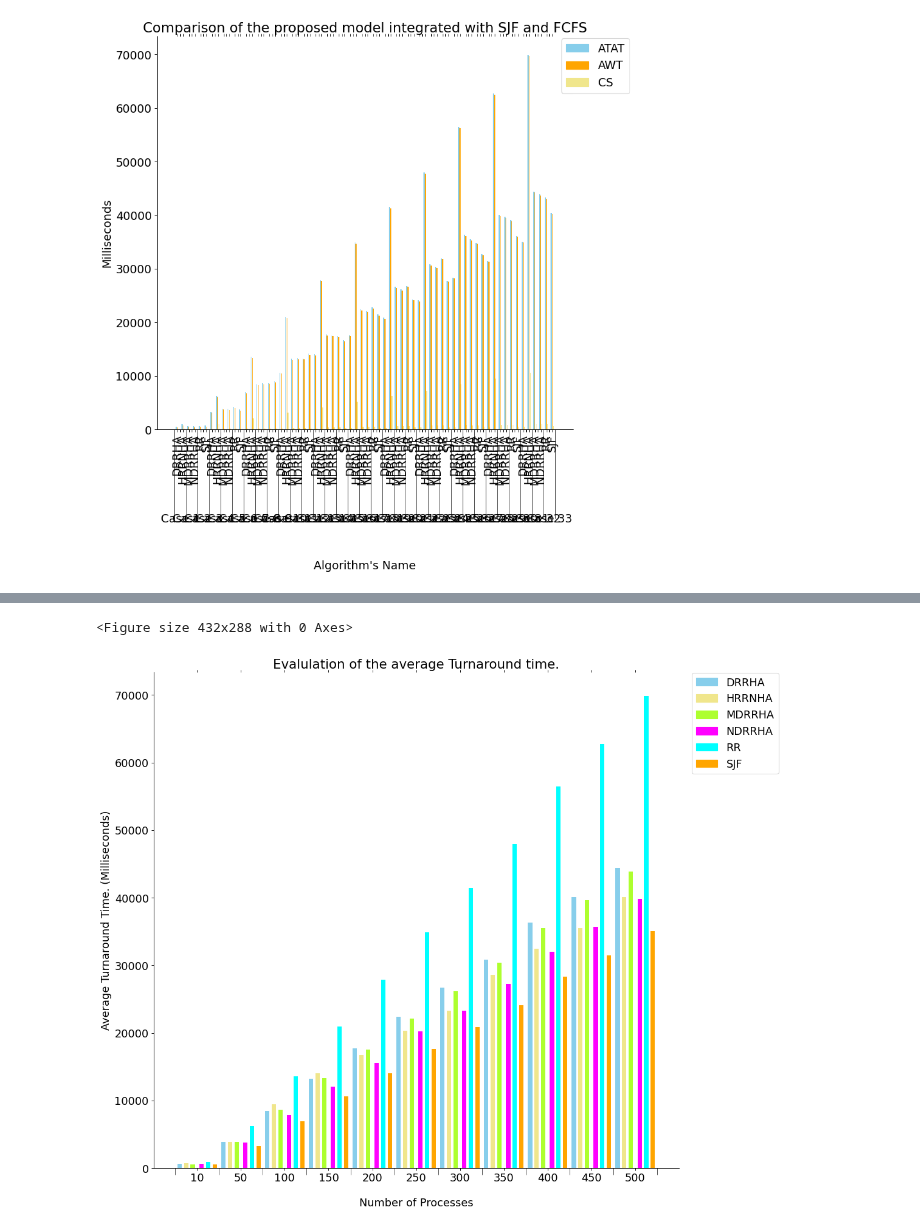
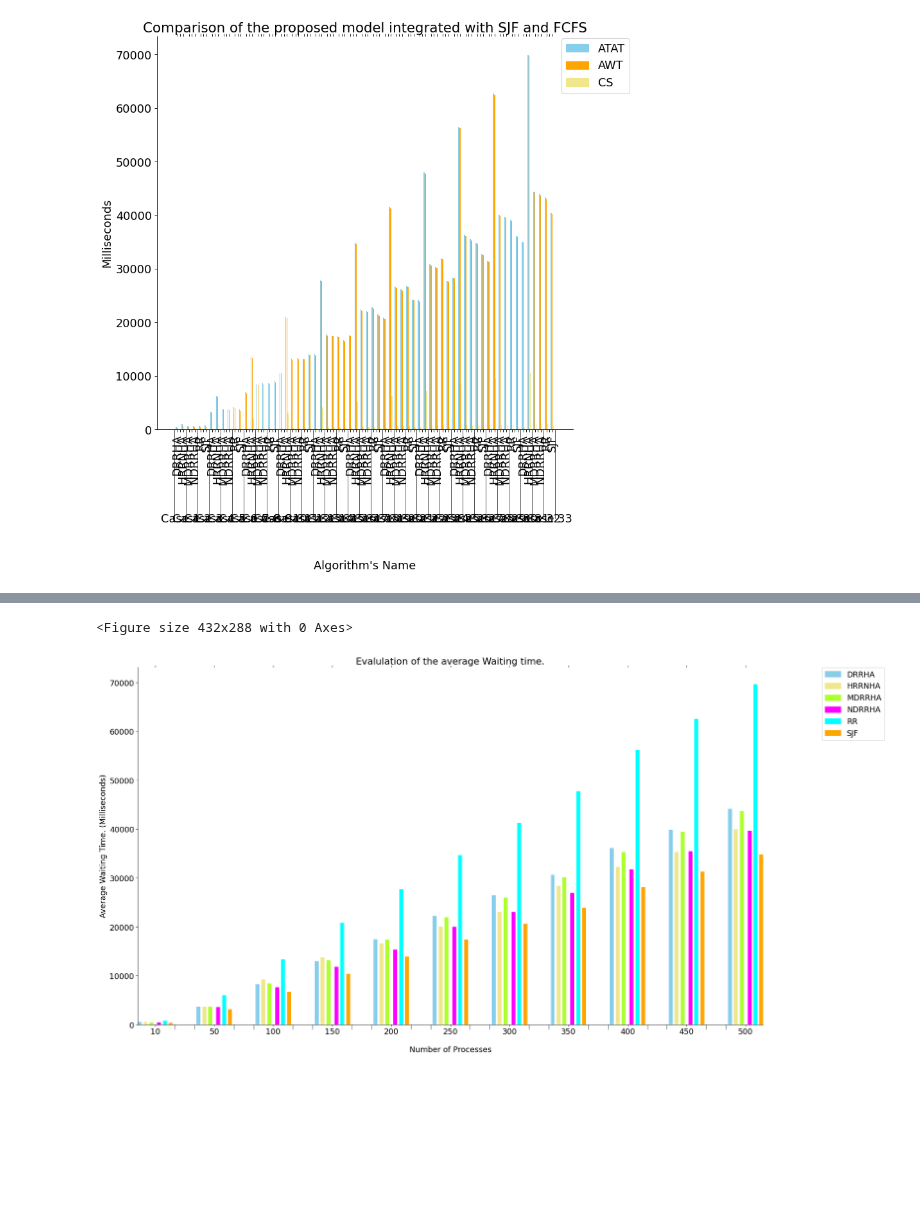
Before and after one commit to Bhaikko/mdrrha, a Jupyter notebook: src/graph_handler.ipynb, the cells around one changed output, grey strips where cells are left out. Cells and saved outputs as stored; diff of their text form; code cells hidden in the pictures; blank space fills up the shorter version.

Commit message:
Bar graphs small changes

```diff
--- a/src/graph_handler.ipynb
+++ b/src/graph_handler.ipynb
@@ -214,6 +214,9 @@ counter = 1
 for i in range(len(X)):
     X_labels = np.append(X_labels, X[i])
     X_axis.append(counter)
+    counter += 1
+
+    X_axis_lines.append(counter)
     counter += 1
 
     X_axis_lines.append(counter)
@@ -262,8 +265,8 @@ current_value_index = 0
 num_algos = len(dataset['name'].unique())
 
 # plot_metric = 'avgRT'
-# plot_metric = 'avgWT'
-plot_metric = 'avgTAT'
+plot_metric = 'avgWT'
+# plot_metric = 'avgTAT'
 
 average_WT_values = dataset[plot_metric].to_numpy()     # To Plot Average Waiting Times
 # average_WT_values = dataset['avgWT'].to_numpy()     # To Plot Average Waiting Times
@@ -278,38 +281,50 @@ for index, x_axis in enumerate(X_axis):
             bar_width,
             color = colors[2 * i]
         )
 
         current_value_index += 1
 
 # Configuring Legend
 legend_elements = []
 
 for i in range(0, len(colors), 2):
     legend_elements.append(
         Patch(facecolor=colors[i], edgecolor=colors[i], label=colors[i + 1])
     )
 
 ax.legend(
     handles = legend_elements,
     loc = 'upper right',
     bbox_to_anchor=(1.20, 1.01)
 )
 
 plt.xlabel('Number of Processes', labelpad = 20)
 
 # plt.ylabel(plot_metric)
+plt.ylabel('Average Waiting Time. (Milliseconds)')
 # plt.ylabel('Average Response Time. (Milliseconds)')
-# plt.ylabel('Average Waiting Time. (Milliseconds)')
-plt.ylabel('Average Turnaround Time. (Milliseconds)')
+# plt.ylabel('Average Turnaround Time. (Milliseconds)')
 
-# plt.title('Evalulation of the average Waiting time.')
+plt.title('Evalulation of the average Waiting time.')
 # plt.title('Evalulation of the average Response time.')
-plt.title('Evalulation of the average Turnaround time.')
+# plt.title('Evaluation of the average Turnaround time.')
+
+N = len(X_axis) * 4
+plt.gca().margins(x=0)
+plt.gcf().canvas.draw()
+tl = plt.gca().get_xticklabels()
+maxsize = max([t.get_window_extent().width for t in tl])
+m = 0.6 # inch margin
+s = maxsize/plt.gcf().dpi*N+2*m
+margin = m/plt.gcf().get_size_inches()[0]
+
+plt.gcf().subplots_adjust(left=margin, right=1.-margin)
+plt.gcf().set_size_inches(s, plt.gcf().get_size_inches()[1])
 
 plt.show()
 # %% [output]
 <Figure size 432x288 with 0 Axes>
-[figure, old version]
+[figure, new version]
 # %%
 # Import Data from CSV file
 dataset = pd.read_csv(
```
Also changed, not shown: parts of 1 cell of this notebook, 4 other files.
